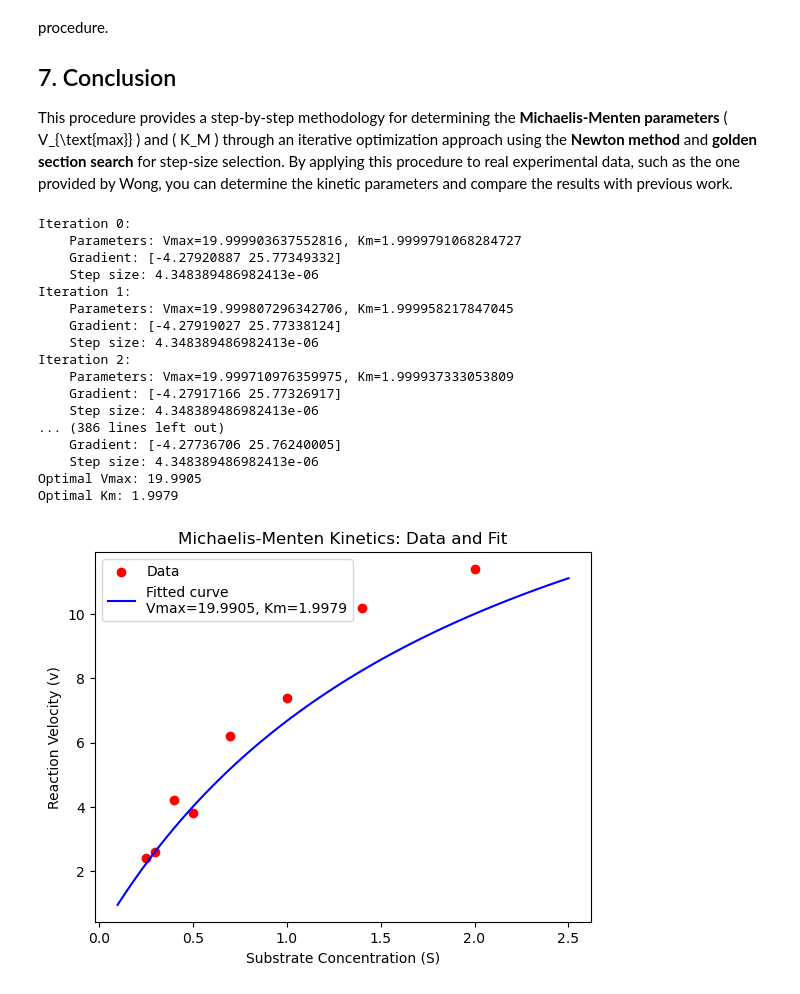
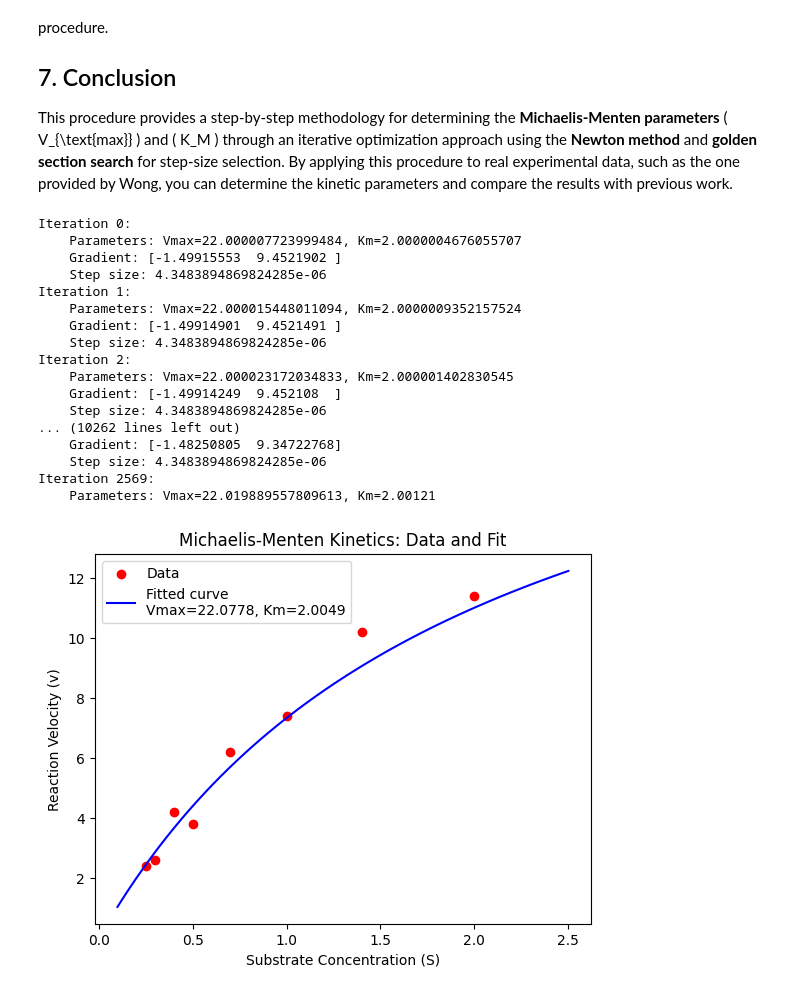
Before and after one commit to klaudiajaworek/optimization-theory, a Jupyter notebook: NLP/nlp.ipynb, the cells around one changed output. Drawn from its saved outputs; the diff is of its cells as text; code cells hidden in the pictures.

Commit message:
Update nlp.ipynb
fixes to avoid overflows and changes in the golden section

```diff
--- a/NLP/nlp.ipynb
+++ b/NLP/nlp.ipynb
@@ -115,41 +115,51 @@ import numpy as np
 import matplotlib.pyplot as plt
 # %%
 def michaelis_menten(V_max, K_M, S):
-    return (V_max * S) / (K_M + S)
+    epsilon = 1e-8  # to avoid dividing by 0
+    denominator = np.maximum(K_M + S, epsilon)
+    result = (V_max * S) / denominator
+    return np.clip(result, 0, 1e8)  # to avoid overflow
 
 def error_function(params, S, v):
     V_max, K_M = params
     return np.sum((v - michaelis_menten(V_max, K_M, S))**2)
 
 def gradient(params, S, v):
+    epsilon = 1e-8  # to avoid dividing by 0
     V_max, K_M = params
-    grad_V_max = -2 * np.sum(S * (v - michaelis_menten(V_max, K_M, S)) / (K_M + S))
-    grad_K_M = 2 * np.sum((v - michaelis_menten(V_max, K_M, S)) * V_max * S / (K_M + S)**2)
+    grad_V_max = -2 * np.sum(S * (v - michaelis_menten(V_max, K_M, S)) / np.maximum(K_M + S, epsilon))
+    grad_K_M = 2 * np.sum((v - michaelis_menten(V_max, K_M, S)) * V_max * S / np.maximum((K_M + S)**2, epsilon))
     return np.array([grad_V_max, grad_K_M])
 
 def hessian(params, S, v):
+    epsilon = 1e-8  # to avoid dividing by 0
     V_max, K_M = params
-    H11 = 2 * np.sum((S / (K_M + S))**2)
-    H12 = 2 * np.sum((S / (K_M + S)**2) * (v - 2 * V_max * S / (K_M + S)))
+    H11 = 2 * np.sum((S / np.maximum(K_M + S, epsilon))**2)
+    H12 = 2 * np.sum((S / np.maximum(K_M + S, epsilon)**2) * (v - 2 * V_max * S / np.maximum(K_M + S, epsilon)))
     H21 = H12
-    H22 = 2 * np.sum((V_max * S / (K_M + S)**3) * (3 * michaelis_menten(V_max, K_M, S) - 2 * v))
+    H22 = 2 * np.sum((V_max * S / np.maximum(K_M + S, epsilon)**3) * (3 * michaelis_menten(V_max, K_M, S) - 2 * v))
     return np.array([[H11, H12], [H21, H22]])
 
 def golden_section_search(func, params, S, v, tol=1e-5):
     # Expand the bounds of the search for larger step sizes
     a, b = 0.0, 10.0  # Adjusted step size bounds
-    phi = (1 + np.sqrt(5)) / 2  # Golden ratio
+    phi = (np.sqrt(5) - 1) / 2  # Golden ratio
     while (b - a) > tol:
-        c = b - (b - a) / phi
-        d = a + (b - a) / phi
-        if func(params + c * gradient(params, S, v), S, v) < func(params + d * gradient(params, S, v), S, v):
+        c = b - (b - a) * phi
+        d = a + (b - a) * phi
+        fc = func(params + c * gradient(params, S, v), S, v)
+        fd = func(params + d * gradient(params, S, v), S, v)
+        if fc < fd:
             b = d
+        elif fc > fd:
+            a = c
         else:
+            b = d
             a = c
     return (a + b) / 2
 
 # Define the Newton's method for parameter optimization
-def newton_method(S, v, initial_guess, max_iter=100, tol=1e-6):
+def newton_method(S, v, initial_guess, max_iter=100000, tol=1e-15):
     params = initial_guess
     for iteration in range(max_iter):
         grad = gradient(params, S, v)
@@ -179,48 +189,48 @@ def newton_method(S, v, initial_guess, max_iter=100, tol=1e-6):
 
 # Data from Wong (1975)
 S = np.array([0.25, 0.3, 0.4, 0.5, 0.7, 1.0, 1.4, 2.0])  # Substrate concentrations
 v = np.array([2.4, 2.6, 4.2, 3.8, 6.2, 7.4, 10.2, 11.4])  # Reaction velocities
 
 # Initial guesses for Vmax and Km
-initial_guess = [20, 2]
+initial_guess = [22, 2]
 
 # Apply Newton's Method to find optimal Vmax and Km
 optimal_params = newton_method(S, v, initial_guess)
 
 # Display the results
 Vmax_opt, Km_opt = optimal_params
 print(f"Optimal Vmax: {Vmax_opt:.4f}")
 print(f"Optimal Km: {Km_opt:.4f}")
 
 # Plot the data and the fitted curve
 S_fine = np.linspace(0.1, 2.5, 100)
 v_fitted = michaelis_menten(Vmax_opt, Km_opt, S_fine)
 
 plt.scatter(S, v, label="Data", color='red')
 plt.plot(S_fine, v_fitted, label=f"Fitted curve\nVmax={Vmax_opt:.4f}, Km={Km_opt:.4f}", color='blue')
 plt.xlabel('Substrate Concentration (S)')
 plt.ylabel('Reaction Velocity (v)')
 plt.legend()
 plt.title("Michaelis-Menten Kinetics: Data and Fit")
 plt.show()
 # %% [output]
 Iteration 0:
-    Parameters: Vmax=19.999903637552816, Km=1.9999791068284727
-    Gradient: [-4.27920887 25.77349332]
-    Step size: 4.348389486982413e-06
+    Parameters: Vmax=22.000007723999484, Km=2.0000004676055707
+    Gradient: [-1.49915553  9.4521902 ]
+    Step size: 4.3483894869824285e-06
 Iteration 1:
-    Parameters: Vmax=19.999807296342706, Km=1.999958217847045
-    Gradient: [-4.27919027 25.77338124]
-    Step size: 4.348389486982413e-06
+    Parameters: Vmax=22.000015448011094, Km=2.0000009352157524
+    Gradient: [-1.49914901  9.4521491 ]
+    Step size: 4.3483894869824285e-06
 Iteration 2:
-    Parameters: Vmax=19.999710976359975, Km=1.999937333053809
-    Gradient: [-4.27917166 25.77326917]
-    Step size: 4.348389486982413e-06
-... (386 lines left out)
-    Gradient: [-4.27736706 25.76240005]
-    Step size: 4.348389486982413e-06
-Optimal Vmax: 19.9905
-Optimal Km: 1.9979
+    Parameters: Vmax=22.000023172034833, Km=2.000001402830545
+    Gradient: [-1.49914249  9.452108  ]
+    Step size: 4.3483894869824285e-06
+... (10262 lines left out)
+    Gradient: [-1.48250805  9.34722768]
+    Step size: 4.3483894869824285e-06
+Iteration 2569:
+    Parameters: Vmax=22.019889557809613, Km=2.00121
-[figure, old version]
+[figure, new version]
 # %% [markdown]
 ![image.png](attachment:image.png)
```
Also changed, not shown: parts of 1 cell of this notebook.
